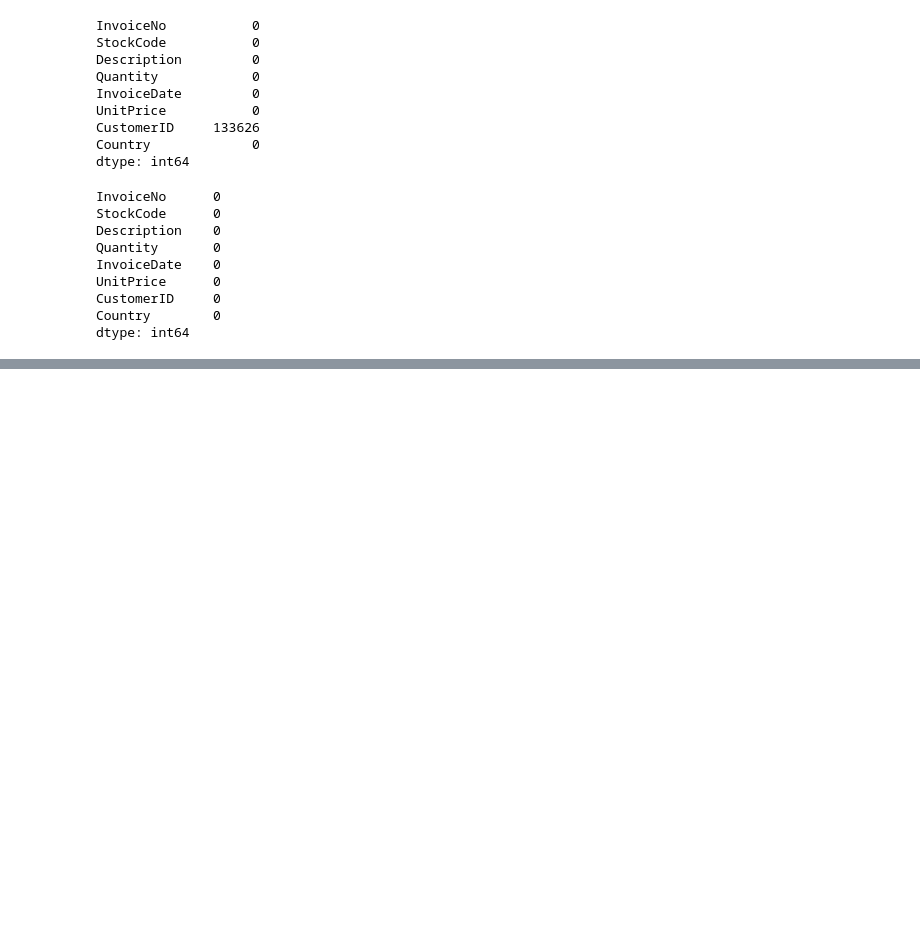
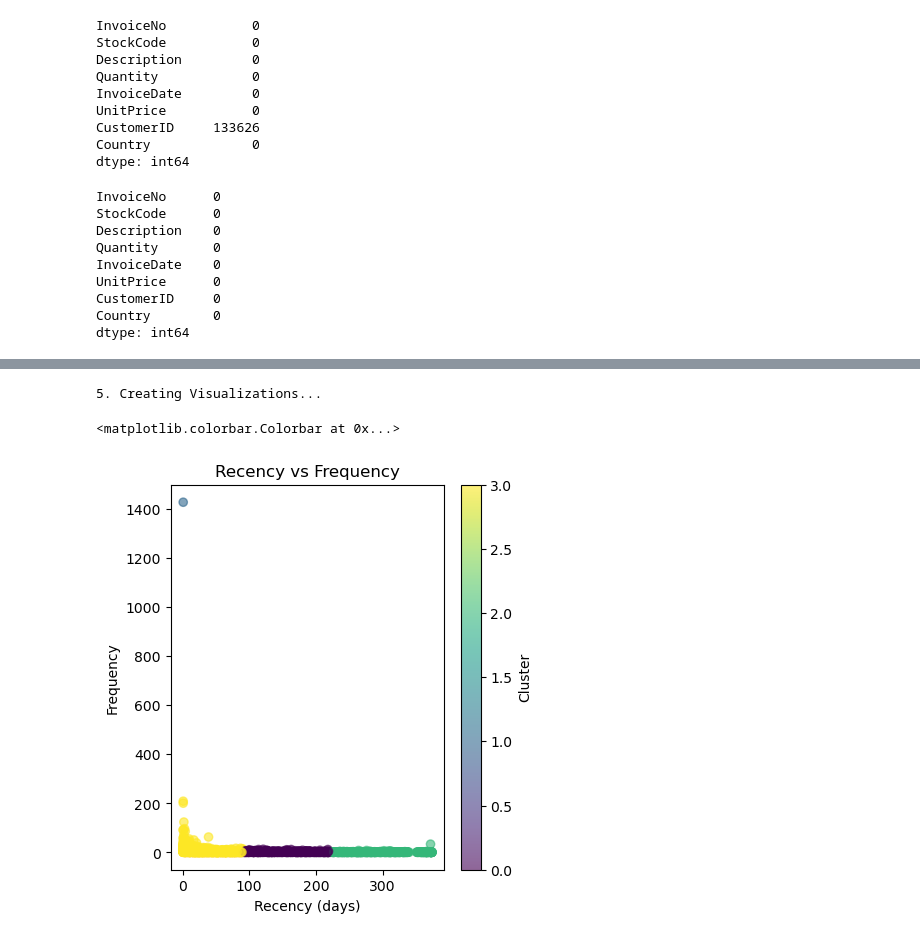
Before and after one commit to Jenithaevanshi/Snapdeal_final_project, a Jupyter notebook: online retail_Jenitha.ipynb, the cells around one changed output, grey strips where cells are left out. Cells and saved outputs as stored; diff of their text form; code cells hidden in the pictures; blank space fills up the shorter version.

```diff
--- a/online retail_Jenitha.ipynb
+++ b/online retail_Jenitha.ipynb
@@ -220,0 +481,4 @@ Online_Retail.head()
+# %%
+# Choose k=4 (common choice for RFM)
+optimal_k = 4
+print(f"Selected clusters: {optimal_k}")
@@ -220,0 +489,6 @@ Online_Retail.head()
+# %%
+# ========== STEP 4: Run K-Means ==========
+print(f"\n4. Running K-Means with {optimal_k} clusters...")
+
+kmeans = KMeans(n_clusters=optimal_k, random_state=42, n_init=10)
+clusters = kmeans.fit_predict(X_scaled)
@@ -220,0 +497,7 @@ Online_Retail.head()
+# %%
+# Add clusters to RFM data
+rfm_clustered = X.copy()
+rfm_clustered['Cluster'] = clusters
+
+print("Clustering completed!")
+print(f"Cluster sizes:\n{rfm_clustered['Cluster'].value_counts().sort_index()}")
@@ -220,0 +513,18 @@ Online_Retail.head()
+# %%
+# Simple Visualizations
+print("\n5. Creating Visualizations...")
+
+# Create one simple visualization
+plt.figure(figsize=(15, 5))
+# Plot 1: Recency vs Frequency
+plt.subplot(1, 3, 1)
+plt.scatter(rfm_clustered['Recency'], rfm_clustered['Frequency'],
+           c=rfm_clustered['Cluster'], cmap='viridis', alpha=0.6)
+plt.xlabel('Recency (days)')
+plt.ylabel('Frequency')
+plt.title('Recency vs Frequency')
+plt.colorbar(label='Cluster')
+# %% [output]
+5. Creating Visualizations...
+<matplotlib.colorbar.Colorbar at 0x...>
+[figure, added]
```
Also changed, not shown: parts of 70 cells of this notebook.
